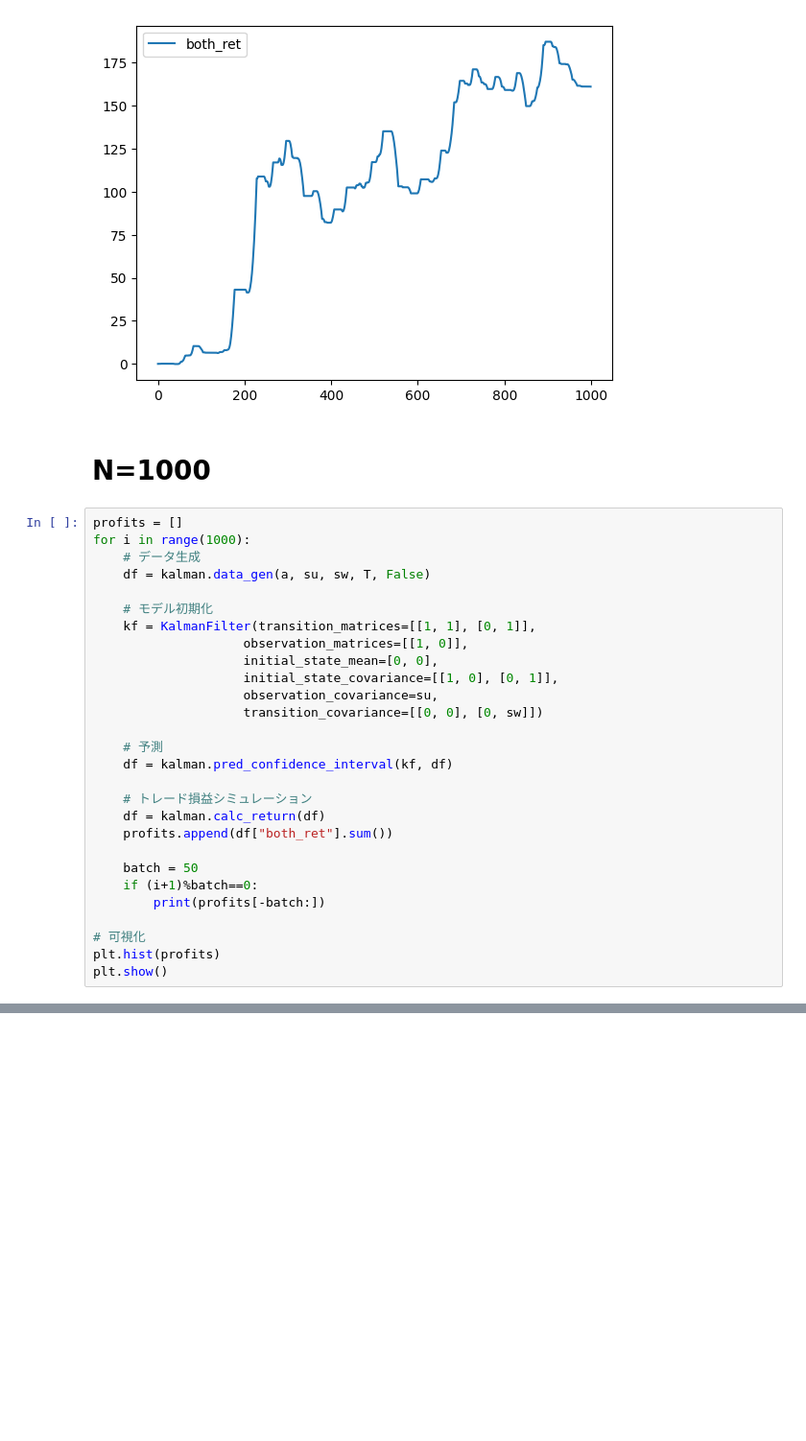
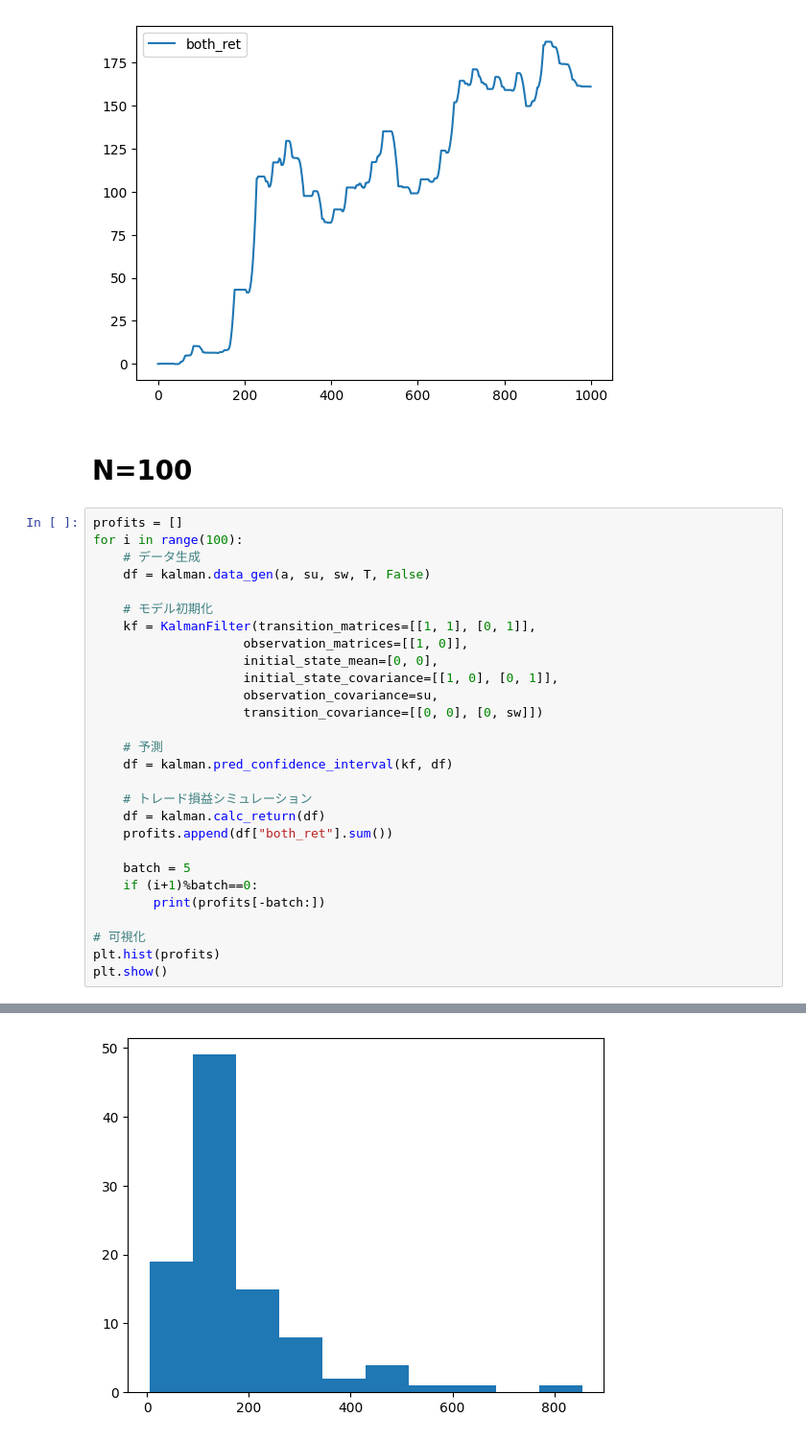
Before and after one commit to MizusakoSadanobu/kalman_filter_trade, a Jupyter notebook: playground.ipynb, the cells around one changed output, grey strips where cells are left out. Shown at 96% size. Drawn from its saved outputs; the diff is of its cells as text; blank space fills up the shorter version.

```diff
--- a/playground.ipynb
+++ b/playground.ipynb
@@ -39,10 +39,10 @@ df[["both_ret"]].cumsum().plot()
 [figure]
 [figure]
 # %% [markdown]
-# N=1000
+# N=100
 # %%
 profits = []
-for i in range(1000):
+for i in range(100):
     # データ生成
     df = kalman.data_gen(a, su, sw, T, False)
 
@@ -61,10 +61,11 @@ for i in range(1000):
     df = kalman.calc_return(df)
     profits.append(df["both_ret"].sum())
 
-    batch = 50
+    batch = 5
     if (i+1)%batch==0:
         print(profits[-batch:])
 
 # 可視化
 plt.hist(profits)
 plt.show()
+# %% [output]
@@ -70,0 +92 @@ plt.show()
+[figure, added]
```
Also changed, not shown: parts of 3 cells of this notebook.
